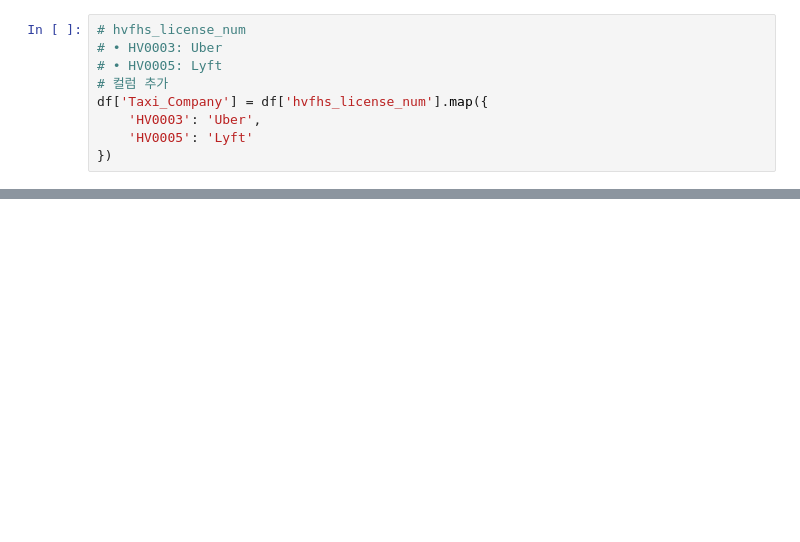
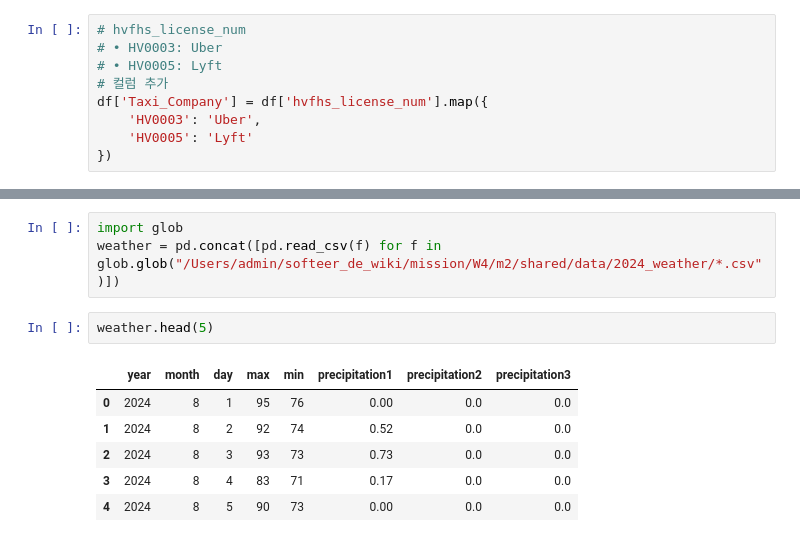
Before and after one commit to SsunyR/softeer_de_wiki, a Jupyter notebook: mission/W4/m2/m2.ipynb, the cells around one changed output, grey strips where cells are left out. Drawn from its saved outputs; the diff is of its cells as text; blank space fills up the shorter version.

```diff
--- a/mission/W4/m2/m2.ipynb
+++ b/mission/W4/m2/m2.ipynb
@@ -136,0 +214,12 @@ df.shape
+# %%
+import glob
+weather = pd.concat([pd.read_csv(f) for f in glob.glob("/Users/admin/softeer_de_wiki/mission/W4/m2/shared/data/2024_weather/*.csv")])
+# %%
+weather.head(5)
+# %% [output]
+|  | year | month | day | max | min | precipitation1 | precipitation2 | precipitation3 |
+| 0 | 2024 | 8 | 1 | 95 | 76 | 0.00 | 0.0 | 0.0 |
+| 1 | 2024 | 8 | 2 | 92 | 74 | 0.52 | 0.0 | 0.0 |
+| 2 | 2024 | 8 | 3 | 93 | 73 | 0.73 | 0.0 | 0.0 |
+| 3 | 2024 | 8 | 4 | 83 | 71 | 0.17 | 0.0 | 0.0 |
+| 4 | 2024 | 8 | 5 | 90 | 73 | 0.00 | 0.0 | 0.0 |
```
Also changed, not shown: parts of 31 cells of this notebook, 9 other files.
